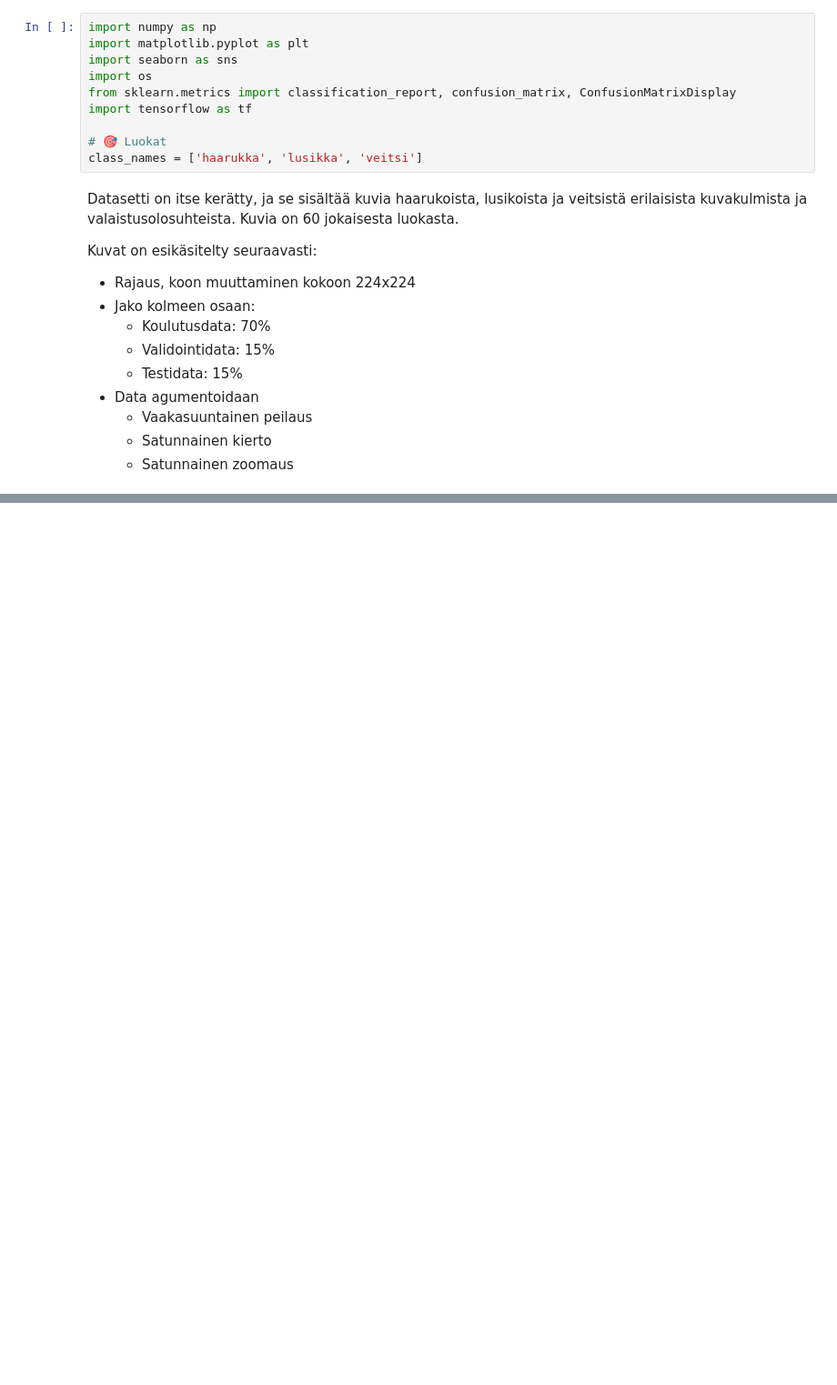
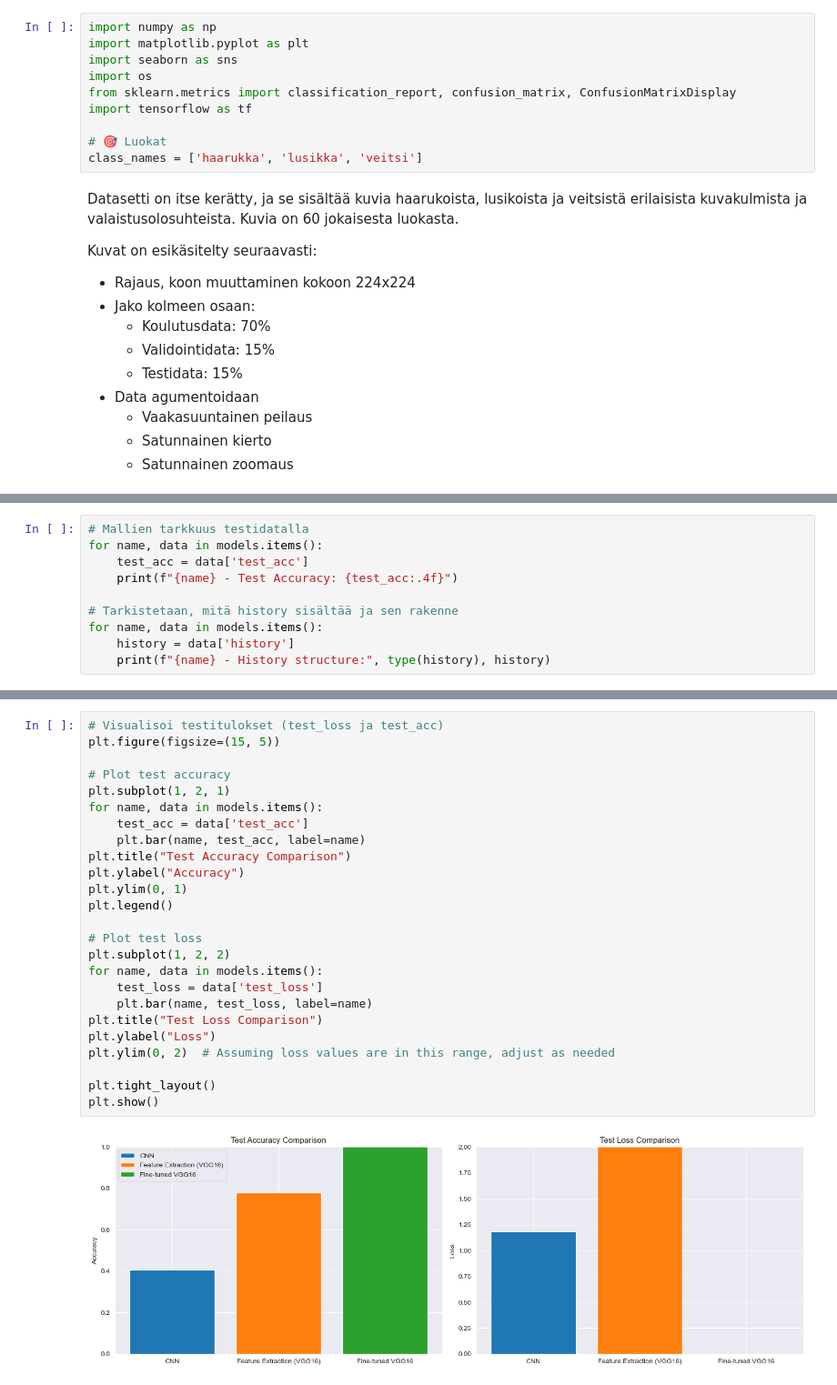
Before and after one commit to Islake/Neuroverkkoprojekti, a Jupyter notebook: Kuvantunnistus/Analyysi_ja_Raportointi.ipynb, the cells around one changed output, grey strips where cells are left out. Shown at 91% size. Saved outputs shown, nothing was run; the diff lists cells and outputs as text; blank space fills up the shorter version.

```diff
--- a/Kuvantunnistus/Analyysi_ja_Raportointi.ipynb
+++ b/Kuvantunnistus/Analyysi_ja_Raportointi.ipynb
@@ -36 +36,11 @@ models = {
 }
+# %%
+# Mallien tarkkuus testidatalla
+for name, data in models.items():
+    test_acc = data['test_acc']
+    print(f"{name} - Test Accuracy: {test_acc:.4f}")
+
+# Tarkistetaan, mitä history sisältää ja sen rakenne
+for name, data in models.items():
+    history = data['history']
+    print(f"{name} - History structure:", type(history), history)
@@ -36,0 +54,27 @@ models = {
+# %%
+# Visualisoi testitulokset (test_loss ja test_acc)
+plt.figure(figsize=(15, 5))
+
+# Plot test accuracy
+plt.subplot(1, 2, 1)
+for name, data in models.items():
+    test_acc = data['test_acc']
+    plt.bar(name, test_acc, label=name)
+plt.title("Test Accuracy Comparison")
+plt.ylabel("Accuracy")
+plt.ylim(0, 1)
+plt.legend()
+
+# Plot test loss
+plt.subplot(1, 2, 2)
+for name, data in models.items():
+    test_loss = data['test_loss']
+    plt.bar(name, test_loss, label=name)
+plt.title("Test Loss Comparison")
+plt.ylabel("Loss")
+plt.ylim(0, 2)  # Assuming loss values are in this range, adjust as needed
+
+plt.tight_layout()
+plt.show()
+# %% [output]
+[figure, added]
```
Also changed, not shown: parts of 2 cells of this notebook, 4 other files.
